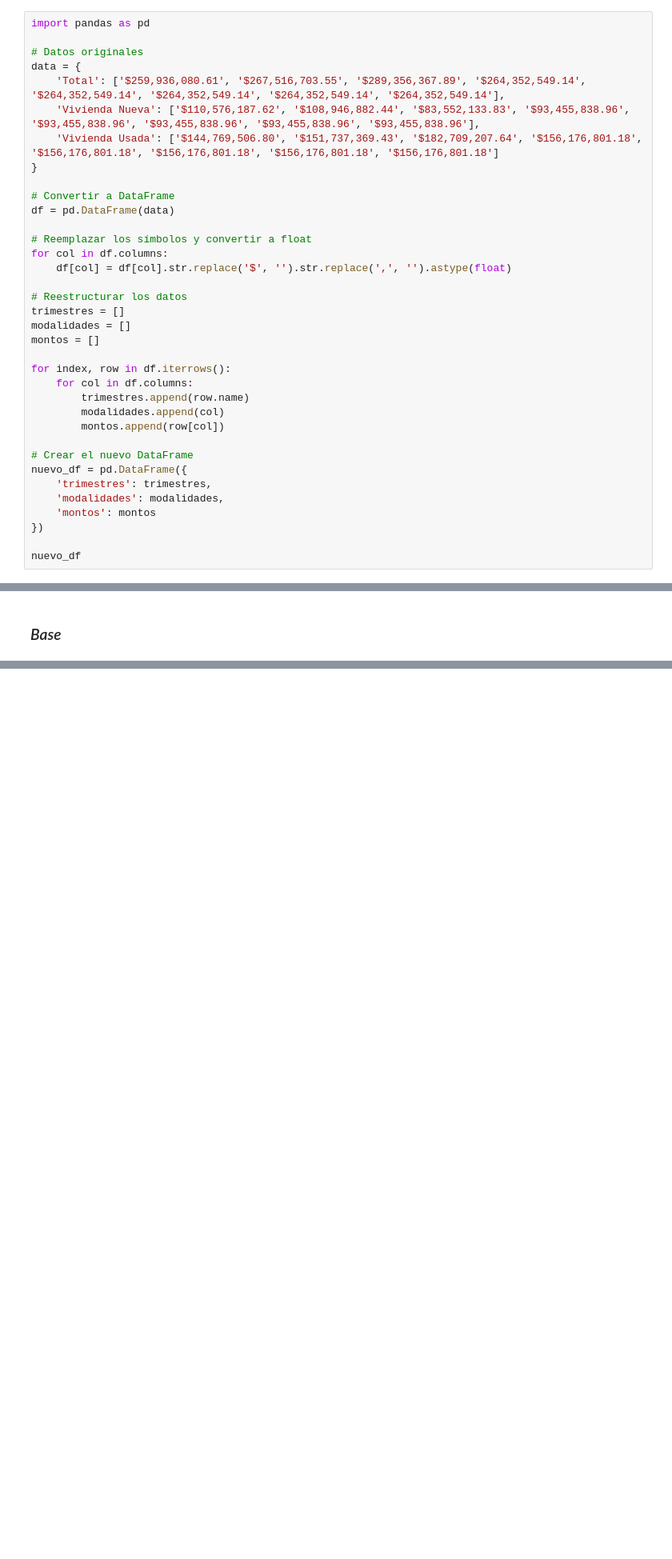
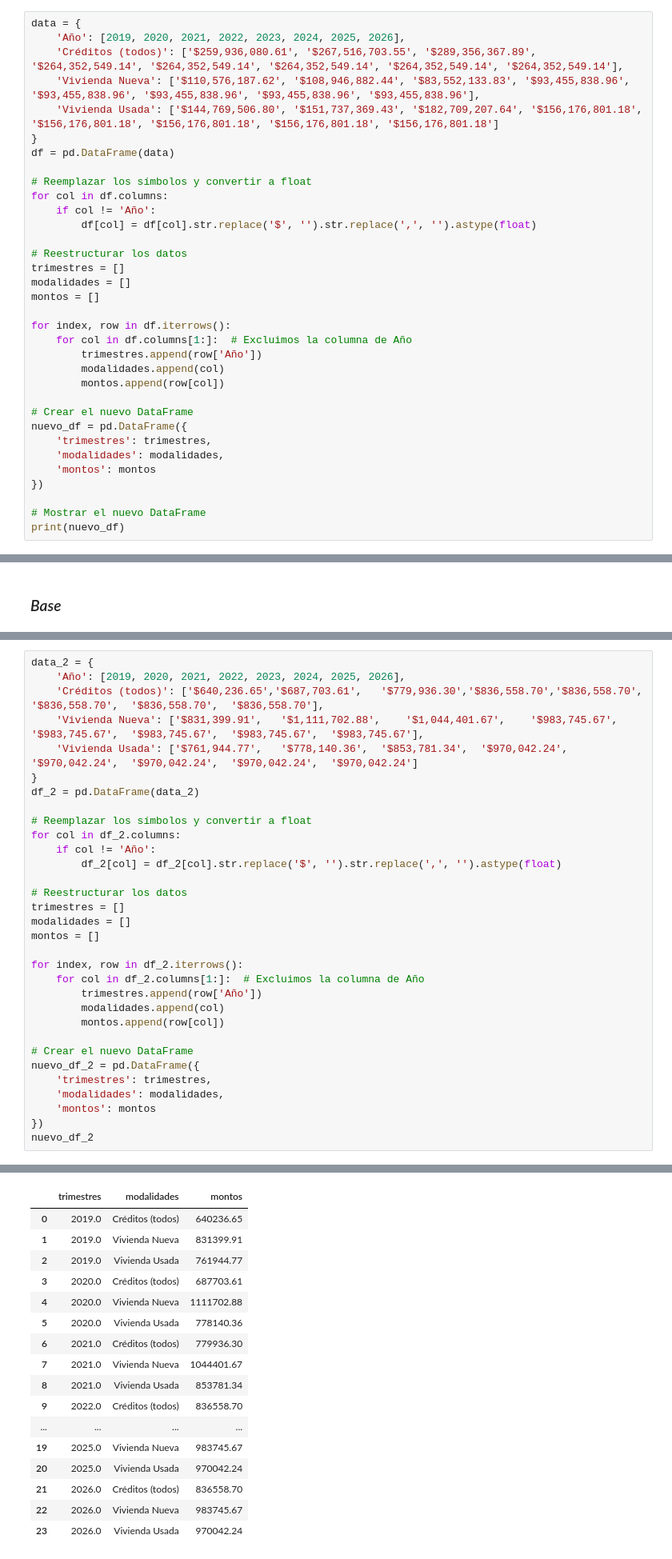
Before and after one commit to MiguelDWT4toCreativo/Datalpine, a Jupyter notebook: resources/jupyter/forecast_creditos_generales_tulgo.ipynb, the cells around one changed output, grey strips where cells are left out. Shown at 80% size. Cells and saved outputs as stored; diff of their text form; blank space fills up the shorter version.

```diff
--- a/resources/jupyter/forecast_creditos_generales_tulgo.ipynb
+++ b/resources/jupyter/forecast_creditos_generales_tulgo.ipynb
@@ -42,21 +42,18 @@ Lista de DataFrames creados:
 # %% [markdown]
 ### *Directos*
 # %%
-import pandas as pd
-
-# Datos originales
 data = {
-    'Total': ['$259,936,080.61', '$267,516,703.55', '$289,356,367.89', '$264,352,549.14', '$264,352,549.14', '$264,352,549.14', '$264,352,549.14', '$264,352,549.14'],
+    'Año': [2019, 2020, 2021, 2022, 2023, 2024, 2025, 2026],
+    'Créditos (todos)': ['$259,936,080.61', '$267,516,703.55', '$289,356,367.89', '$264,352,549.14', '$264,352,549.14', '$264,352,549.14', '$264,352,549.14', '$264,352,549.14'],
     'Vivienda Nueva': ['$110,576,187.62', '$108,946,882.44', '$83,552,133.83', '$93,455,838.96', '$93,455,838.96', '$93,455,838.96', '$93,455,838.96', '$93,455,838.96'],
     'Vivienda Usada': ['$144,769,506.80', '$151,737,369.43', '$182,709,207.64', '$156,176,801.18', '$156,176,801.18', '$156,176,801.18', '$156,176,801.18', '$156,176,801.18']
 }
-
-# Convertir a DataFrame
 df = pd.DataFrame(data)
 
 # Reemplazar los símbolos y convertir a float
 for col in df.columns:
-    df[col] = df[col].str.replace('$', '').str.replace(',', '').astype(float)
+    if col != 'Año':
+        df[col] = df[col].str.replace('$', '').str.replace(',', '').astype(float)
 
 # Reestructurar los datos
 trimestres = []
@@ -64,8 +61,8 @@ modalidades = []
 montos = []
 
 for index, row in df.iterrows():
-    for col in df.columns:
-        trimestres.append(row.name)
+    for col in df.columns[1:]:  # Excluimos la columna de Año
+        trimestres.append(row['Año'])
         modalidades.append(col)
         montos.append(row[col])
 
@@ -76,5 +73,6 @@ nuevo_df = pd.DataFrame({
     'montos': montos
 })
 
-nuevo_df
+# Mostrar el nuevo DataFrame
+print(nuevo_df)
 # %% [output]
@@ -163,0 +165,33 @@ creditos_2023_tulancingo = df_financiamientos_2019_tulancingo[['id','año','mes'
+# %%
+data_2 = {
+    'Año': [2019, 2020, 2021, 2022, 2023, 2024, 2025, 2026],
+    'Créditos (todos)': ['$640,236.65','$687,703.61',	'$779,936.30','$836,558.70','$836,558.70',	'$836,558.70',	'$836,558.70',	'$836,558.70'],
+    'Vivienda Nueva': ['$831,399.91',	'$1,111,702.88',	'$1,044,401.67',	'$983,745.67',	'$983,745.67',	'$983,745.67',	'$983,745.67',	'$983,745.67'],
+    'Vivienda Usada': ['$761,944.77',	'$778,140.36',	'$853,781.34',	'$970,042.24',	'$970,042.24',	'$970,042.24',	'$970,042.24',	'$970,042.24']
+}
+df_2 = pd.DataFrame(data_2)
+
+# Reemplazar los símbolos y convertir a float
+for col in df_2.columns:
+    if col != 'Año':
+        df_2[col] = df_2[col].str.replace('$', '').str.replace(',', '').astype(float)
+
+# Reestructurar los datos
+trimestres = []
+modalidades = []
+montos = []
+
+for index, row in df_2.iterrows():
+    for col in df_2.columns[1:]:  # Excluimos la columna de Año
+        trimestres.append(row['Año'])
+        modalidades.append(col)
+        montos.append(row[col])
+
+# Crear el nuevo DataFrame
+nuevo_df_2 = pd.DataFrame({
+    'trimestres': trimestres,
+    'modalidades': modalidades,
+    'montos': montos
+})
+nuevo_df_2
+# %% [output]
@@ -163,0 +199,17 @@ creditos_2023_tulancingo = df_financiamientos_2019_tulancingo[['id','año','mes'
+|  | trimestres | modalidades | montos |
+| 0 | 2019.0 | Créditos (todos) | 640236.65 |
+| 1 | 2019.0 | Vivienda Nueva | 831399.91 |
+| 2 | 2019.0 | Vivienda Usada | 761944.77 |
+| 3 | 2020.0 | Créditos (todos) | 687703.61 |
+| 4 | 2020.0 | Vivienda Nueva | 1111702.88 |
+| 5 | 2020.0 | Vivienda Usada | 778140.36 |
+| 6 | 2021.0 | Créditos (todos) | 779936.30 |
+| 7 | 2021.0 | Vivienda Nueva | 1044401.67 |
+| 8 | 2021.0 | Vivienda Usada | 853781.34 |
+| 9 | 2022.0 | Créditos (todos) | 836558.70 |
+| ... | ... | ... | ... |
+| 19 | 2025.0 | Vivienda Nueva | 983745.67 |
+| 20 | 2025.0 | Vivienda Usada | 970042.24 |
+| 21 | 2026.0 | Créditos (todos) | 836558.70 |
+| 22 | 2026.0 | Vivienda Nueva | 983745.67 |
+| 23 | 2026.0 | Vivienda Usada | 970042.24 |
```
Also changed, not shown: parts of 7 cells of this notebook, 6 other files.
